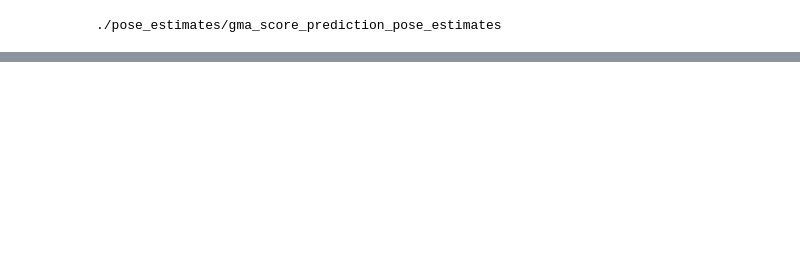
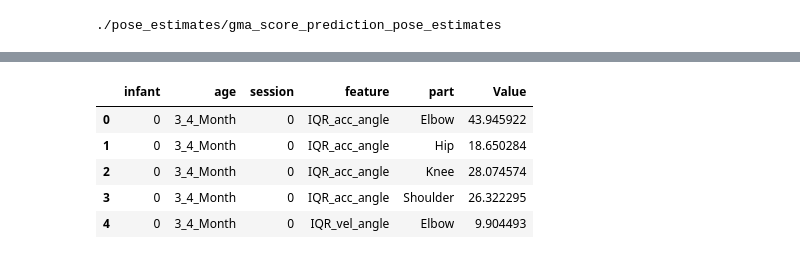
Before and after one commit to quietscientist/gma_score_prediction_from_video, a Jupyter notebook: 1_ProcessDetections.ipynb, the cells around one changed output, grey strips where cells are left out. Cells and saved outputs as stored; diff of their text form; code cells hidden in the pictures; blank space fills up the shorter version.

```diff
--- a/1_ProcessDetections.ipynb
+++ b/1_ProcessDetections.ipynb
@@ -811,22 +852,29 @@ def split_feature(feature):
 # %%
 
 # Include data for the following, and restructure dataframe
 # Customize for your specific dataset
 
 id_vars = ['infant', 'age','session','video']
 melted = pd.melt(features, id_vars=id_vars, var_name="feature", value_name="Value")
 
 # Apply the function to the 'feature' column in your melted DataFrame
 melted[['feature', 'part', 'side']] = melted['feature'].apply(split_feature)
 melted = melted.dropna()
 
 mean = melted.groupby(['infant', 'age', 'session', 'video', 'feature', 'part'])['Value'].mean().reset_index().drop(columns=['video'])
 #Drop all rows with part not in body_parts (case insensitive)
-mean = mean[mean['part'].isin(final_feature_bp)]
+# mean = mean[mean['part'].isin(final_feature_bp)]
 mean.to_csv(f'{pose_estimate_path}/features_mean_by_side.csv', header=True, index=False)
 
 
 mean.head()
+# %% [output]
+|  | infant | age | session | feature | part | Value |
+| 0 | 0 | 3_4_Month | 0 | IQR_acc_angle | Elbow | 43.945922 |
+| 1 | 0 | 3_4_Month | 0 | IQR_acc_angle | Hip | 18.650284 |
+| 2 | 0 | 3_4_Month | 0 | IQR_acc_angle | Knee | 28.074574 |
+| 3 | 0 | 3_4_Month | 0 | IQR_acc_angle | Shoulder | 26.322295 |
+| 4 | 0 | 3_4_Month | 0 | IQR_vel_angle | Elbow | 9.904493 |
 # %%
 # Body parts and sides for features averaged across windows
 
```
Also changed, not shown: parts of 19 cells of this notebook.
